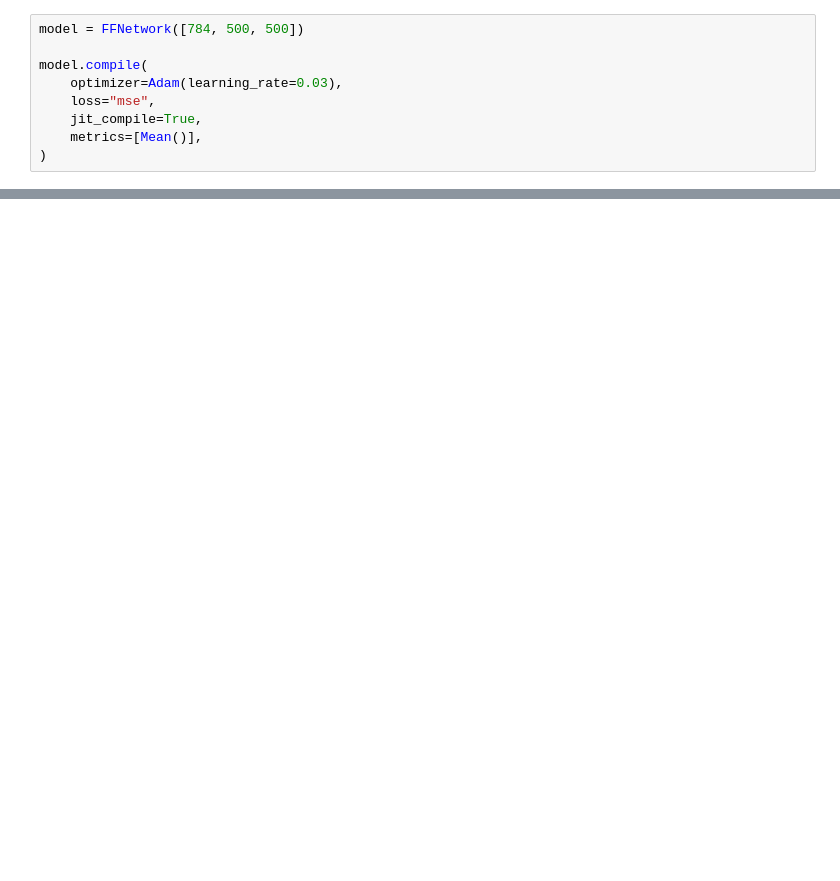
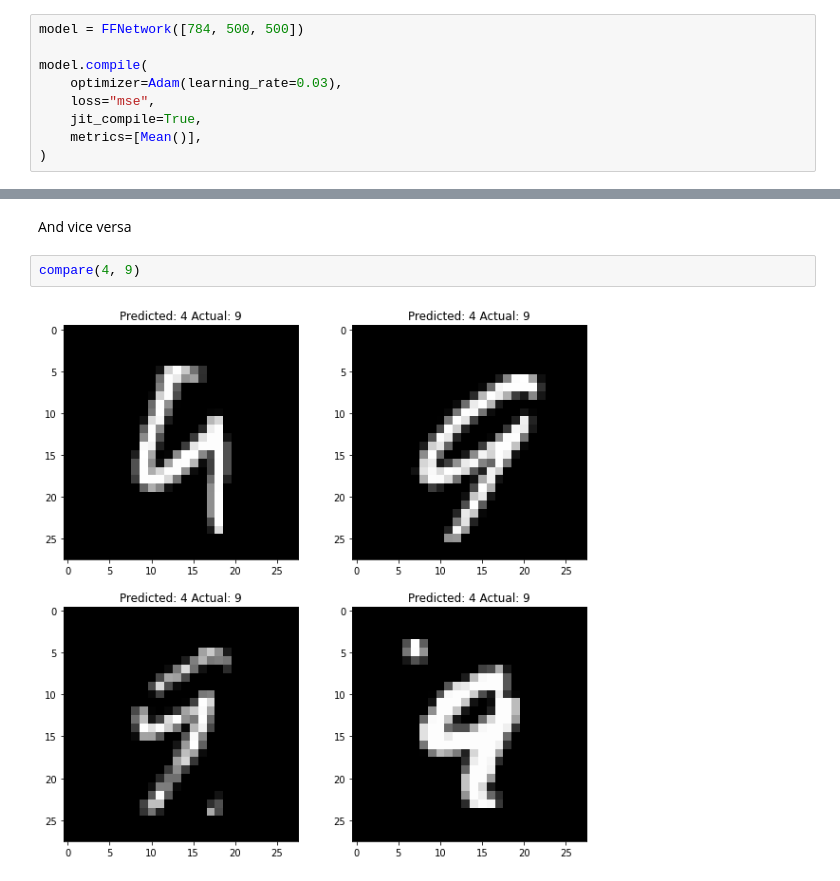
Before and after one commit to karencfisher/forward-forward, a Jupyter notebook: mnist.ipynb, the cells around one changed output, grey strips where cells are left out. Cells and saved outputs as stored; diff of their text form; blank space fills up the shorter version.

```diff
--- a/mnist.ipynb
+++ b/mnist.ipynb
@@ -108,0 +190,6 @@ plt.show()
+# %% [markdown]
+And vice versa
+# %%
+compare(4, 9)
+# %% [output]
+[figure, added]
```
Also changed, not shown: parts of 20 cells of this notebook.
